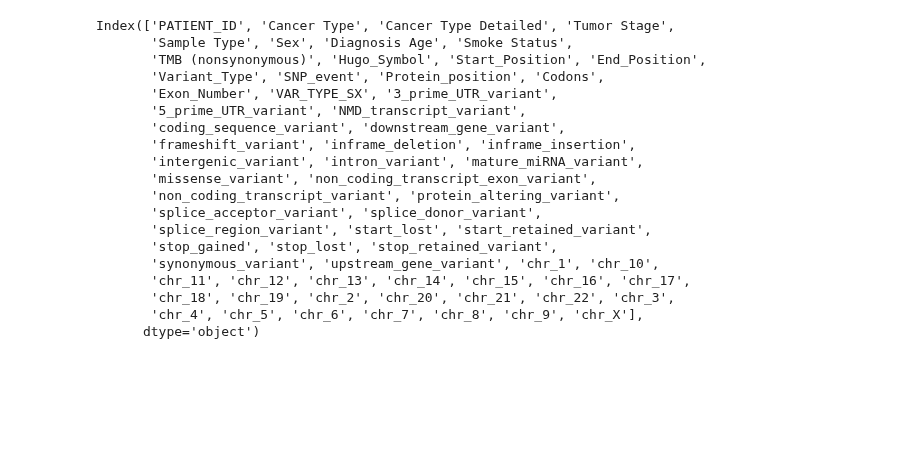
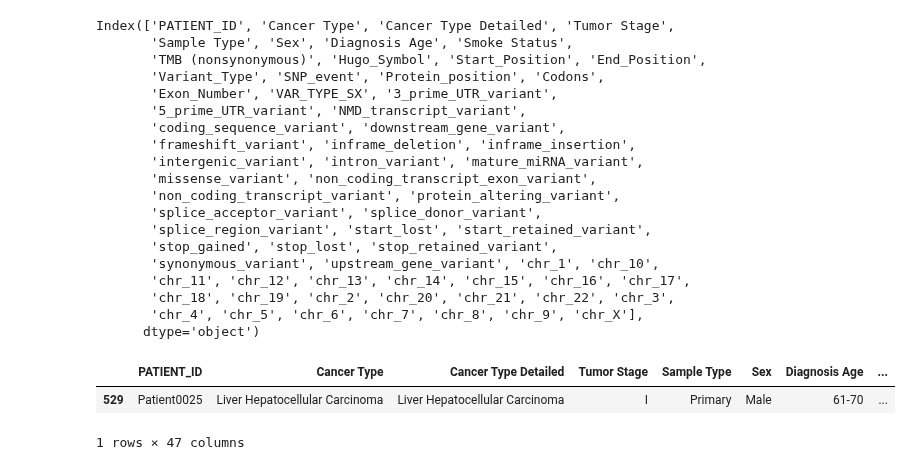
Before and after one commit to Taneun/OncoHypothesis-LLM-Ranker, a Jupyter notebook: pan_cancer/tal_data_preprocessing_new.ipynb, the cells around one changed output. Cells and saved outputs as stored; diff of their text form; code cells hidden in the pictures; blank space fills up the shorter version.

```diff
--- a/pan_cancer/tal_data_preprocessing_new.ipynb
+++ b/pan_cancer/tal_data_preprocessing_new.ipynb
@@ -501,0 +530,6 @@ Index(['PATIENT_ID', 'Cancer Type', 'Cancer Type Detailed', 'Tumor Stage',
+# %%
+narrowed[narrowed.index == 529]
+# %% [output]
+|  | PATIENT_ID | Cancer Type | Cancer Type Detailed | Tumor Stage | Sample Type | Sex | Diagnosis Age | ... |
+| 529 | Patient0025 | Liver Hepatocellular Carcinoma | Liver Hepatocellular Carcinoma | I | Primary | Male | 61-70 | ... |
+1 rows × 47 columns
```
Also changed, not shown: parts of 14 cells of this notebook, 3 other files.
